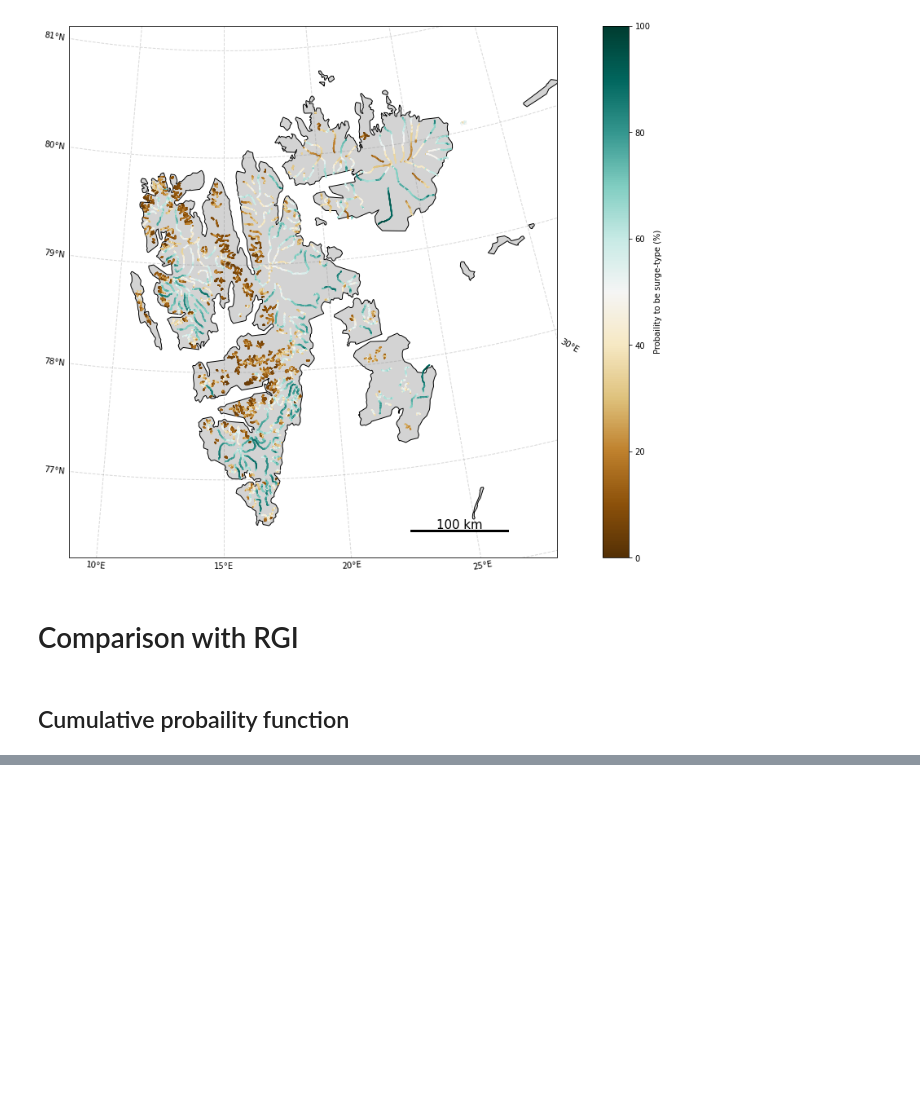
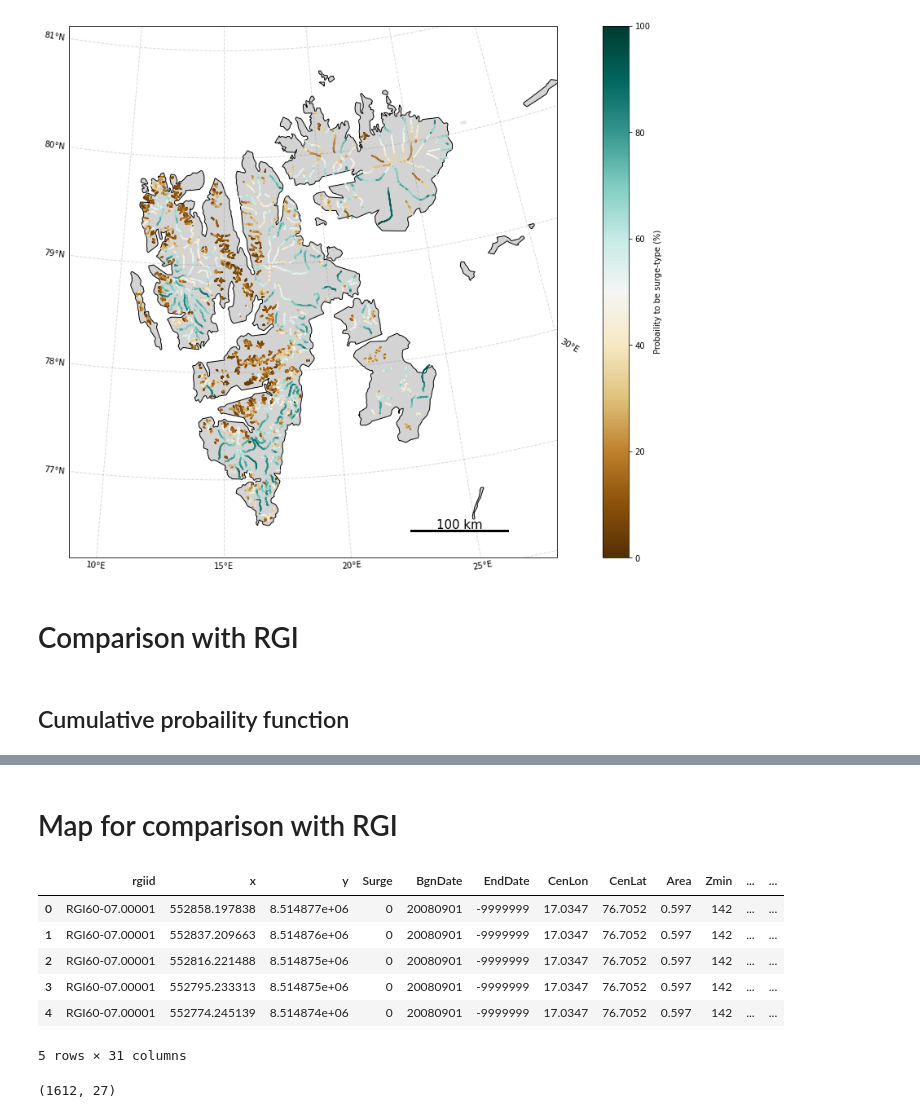
Before and after one commit to Colinebouch/glacier_ML, a Jupyter notebook: Code_clean/machine_learning/Probability_map/proba_surge_xgboost_resample_alldata_base_SMB_recalc.ipynb, the cells around one changed output, grey strips where cells are left out. Saved outputs shown, nothing was run; the diff lists cells and outputs as text; code cells hidden in the pictures; blank space fills up the shorter version.

```diff
--- a/Code_clean/machine_learning/Probability_map/proba_surge_xgboost_resample_alldata_base_SMB_recalc.ipynb
+++ b/Code_clean/machine_learning/Probability_map/proba_surge_xgboost_resample_alldata_base_SMB_recalc.ipynb
@@ -430,0 +432,20 @@ plt.savefig('/home/colili/Documents/PhD/project_john/Figure_produced/Raw/cumulat
+# %% [markdown]
+# Map for comparison with RGI
+# %%
+df = pd.read_csv('/home/colili/Documents/PhD/project_john/DataFrame_produced_clean/df_center.csv', index_col=0)
+df.head()
+# %% [output]
+|  | rgiid | x | y | Surge | BgnDate | EndDate | CenLon | CenLat | Area | Zmin | ... | ... |
+| 0 | RGI60-07.00001 | 552858.197838 | 8.514877e+06 | 0 | 20080901 | -9999999 | 17.0347 | 76.7052 | 0.597 | 142 | ... | ... |
+| 1 | RGI60-07.00001 | 552837.209663 | 8.514876e+06 | 0 | 20080901 | -9999999 | 17.0347 | 76.7052 | 0.597 | 142 | ... | ... |
+| 2 | RGI60-07.00001 | 552816.221488 | 8.514875e+06 | 0 | 20080901 | -9999999 | 17.0347 | 76.7052 | 0.597 | 142 | ... | ... |
+| 3 | RGI60-07.00001 | 552795.233313 | 8.514875e+06 | 0 | 20080901 | -9999999 | 17.0347 | 76.7052 | 0.597 | 142 | ... | ... |
+| 4 | RGI60-07.00001 | 552774.245139 | 8.514874e+06 | 0 | 20080901 | -9999999 | 17.0347 | 76.7052 | 0.597 | 142 | ... | ... |
+5 rows × 31 columns
+# %%
+df_map = df.groupby('rgiid').median()
+df_map.drop(columns=['Slope', 'bed', 'thickness', 'surface_elevation', 'ELA', 'beta', 'cmb', 'width_centerline'])
+df_map.to_csv('/home/colili/Documents/PhD/project_john/DataFrame_produced/df_map.csv')
+df_map.shape
+# %% [output]
+(1612, 27)
```
Also changed, not shown: parts of 5 cells of this notebook, 2 other files.
